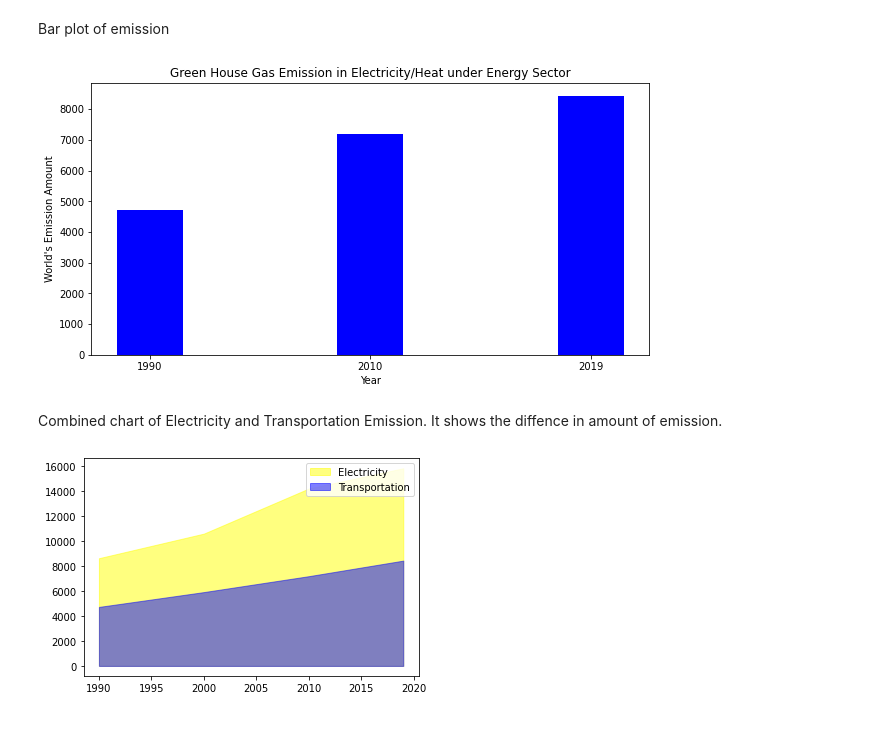
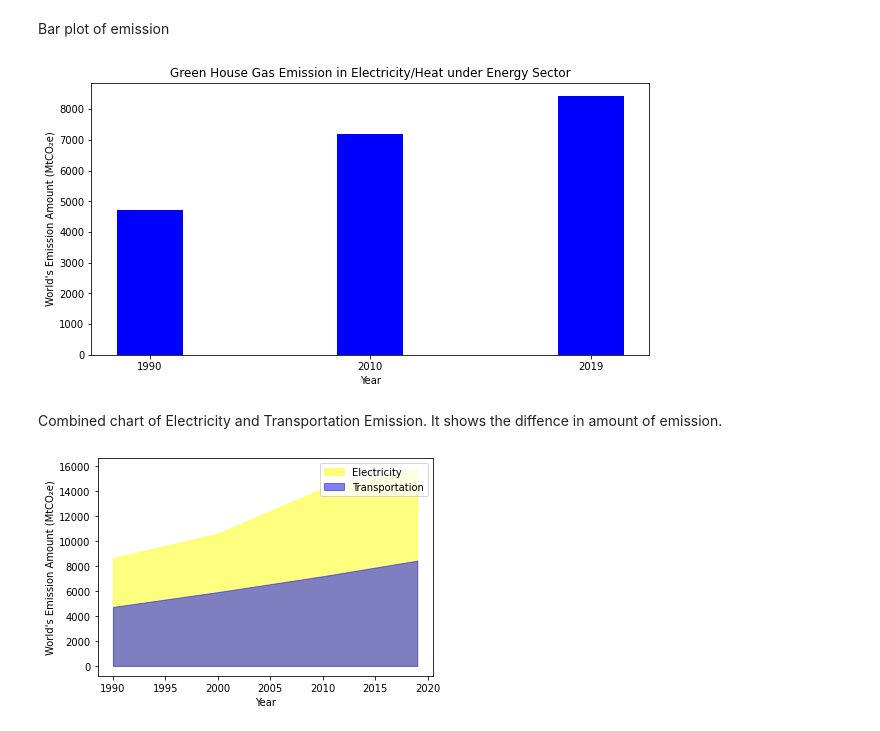
Before and after one commit to KJLumalang/ITBA-3206_Planeteers, a Jupyter notebook: ITBA_3206_Planeteers.ipynb, the cells around one changed output. Drawn from its saved outputs; the diff is of its cells as text; code cells hidden in the pictures.

```diff
--- a/ITBA_3206_Planeteers.ipynb
+++ b/ITBA_3206_Planeteers.ipynb
@@ -387,26 +389,31 @@ plt.bar(year, values, color ='blue',
         width = 0.3)
 
 plt.xlabel("Year")
-plt.ylabel("World's Emission Amount")
+plt.ylabel("World's Emission Amount (MtCO₂e)")
 plt.title("Green House Gas Emission in Electricity/Heat under Energy Sector")
 plt.show()
 # %% [output]
-[figure, old version]
+[figure, new version]
 # %% [markdown]
 Combined chart of Electricity and Transportation Emission. It shows the diffence in amount of emission.
 # %%
 year = [1990, 2000,2010, 2019]
 
 electricity =[8628, 10597, 14211,15834]
 
 transpo =[4726, 5914, 7189,8435]
 
+
 plt.fill_between(year, electricity, color="yellow",
                  alpha=0.5, label='Electricity')
 plt.fill_between(year, transpo, color="blue",
                  alpha=0.5, label='Transportation')
 
+
+plt.xlabel("Year")
+plt.ylabel("World's Emission Amount (MtCO₂e)")
+
 plt.legend()
 plt.show()
 # %% [output]
-[figure, old version]
+[figure, new version]
```
Also changed, not shown: parts of 6 cells of this notebook.
